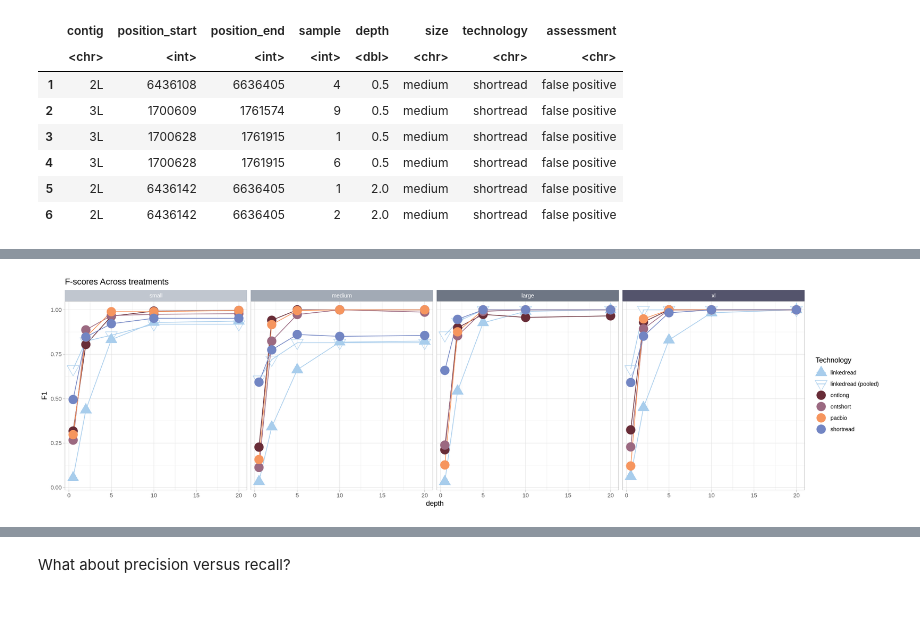
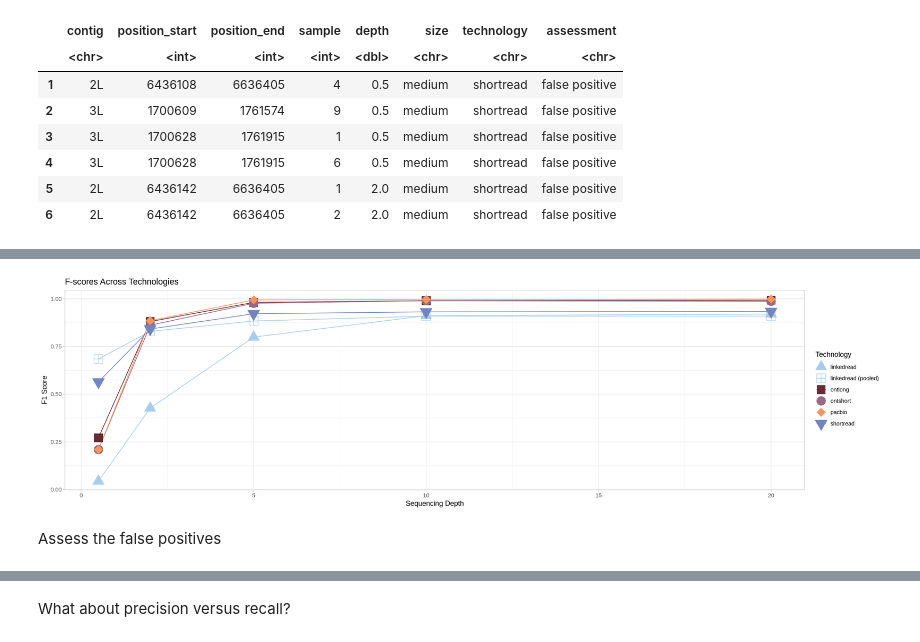
Before and after one commit to pdimens/haplotagging_simulations, a Jupyter notebook: compare_called_inversions.ipynb, the cells around one changed output, grey strips where cells are left out. Saved outputs shown, nothing was run; the diff lists cells and outputs as text; code cells hidden in the pictures; blank space fills up the shorter version.

```diff
--- a/compare_called_inversions.ipynb
+++ b/compare_called_inversions.ipynb
@@ -243,8 +244,8 @@ technology_lines <- c(
 
 technology_shapes <- c(
     "linkedread" = 17,
-    "linkedread (pooled)" = 17,
-    "linkedread (candidates)" = 17,
+    "linkedread (pooled)" = 12,
+    "linkedread (candidates)" = 14,
     "shortread" = 25,
     "ontshort" = 19,
     "ontlong" = 15,
@@ -253,8 +254,8 @@ technology_shapes <- c(
 
 technology_shapes2 <- c(
     "linkedread" = 17,
-    "linkedread (pooled)" = 25,
-    "linkedread (candidates)" = 18,
+    "linkedread (pooled)" = 12,
+    "linkedread (candidates)" = 14,
     "shortread" = 19,
     "ontshort" = 19,
     "ontlong" = 19,
@@ -528,5 +486,7 @@ metrics$F1 <- 2 * ((metrics$precision * metrics$recall) / (metrics$precision + m
 metrics$depth <- metrics$depth
 metrics$size <- factor(metrics$size, ordered = T, levels = c("small", "medium", "large", "xl"))
 metrics$depth <- as.numeric(metrics$depth)
+metrics$Accuracy <- (metrics$TP + metrics$TN) / (metrics$TP + metrics$TN + metrics$FN + metrics$FP)
+
 head(metrics)
 # %% [output]
@@ -541,0 +502,11 @@ A tibble: 6 × 10
+# %%
+metrics_global <- group_by(metrics, technology, depth) |>
+    summarize(FN = sum(FN), FP = sum(FP), TN = sum(TN), TP = sum(TP))
+metrics_global$precision <- metrics_global$TP / (metrics_global$TP + metrics_global$FP)
+metrics_global$recall <- metrics_global$TP / (metrics_global$TP + metrics_global$FN)
+metrics_global$F1 <- 2 * ((metrics_global$precision * metrics_global$recall) / (metrics_global$precision + metrics_global$recall))
+metrics_global$depth <- metrics_global$depth
+metrics_global$depth <- as.numeric(metrics_global$depth)
+metrics_global$Accuracy <- (metrics_global$TP + metrics_global$TN) / (metrics_global$TP + metrics_global$TN + metrics_global$FN + metrics_global$FP)
+
+metrics_global
@@ -542,13 +538,19 @@ A tibble: 6 × 10
 # %%
 options(warn = -1, repr.plot.width = 18, repr.plot.height = 5)
 .strip <- strip_themed(background_x = elem_list_rect(fill = size_colors))
-ggplot(metrics, aes(x = depth, y = F1, color = technology, shape = technology, group = technology)) +
+all_f1 <- ggplot(metrics_global, aes(x = depth, y = F1, color = technology, fill = technology, shape = technology, group = technology)) +
     geom_line() +
     geom_point(size = 6) +
     theme_light() +
-    scale_shape_manual(name = "Technology", values = technology_shapes2) +
+    scale_shape_manual(name = "Technology", values = technology_shapes) +
     scale_color_manual(name = "Technology", values = tech_colors) +
-    labs(title = "F-scores Across treatments") +
-    facet_grid2(cols = vars(size), strip = .strip)
+    scale_fill_manual(name = "Technology", values = tech_colors) +
+    xlab("Sequencing Depth") +
+    ylab("F1 Score") +
+    labs(title = "F-scores Across Technologies")
+    #facet_grid2(cols = vars(size), strip = .strip)
+all_f1
 # %% [output]
-[figure, old version]
+[figure, new version]
+# %% [markdown]
+Assess the false positives
```
Also changed, not shown: parts of 24 cells of this notebook, 2 other files.
